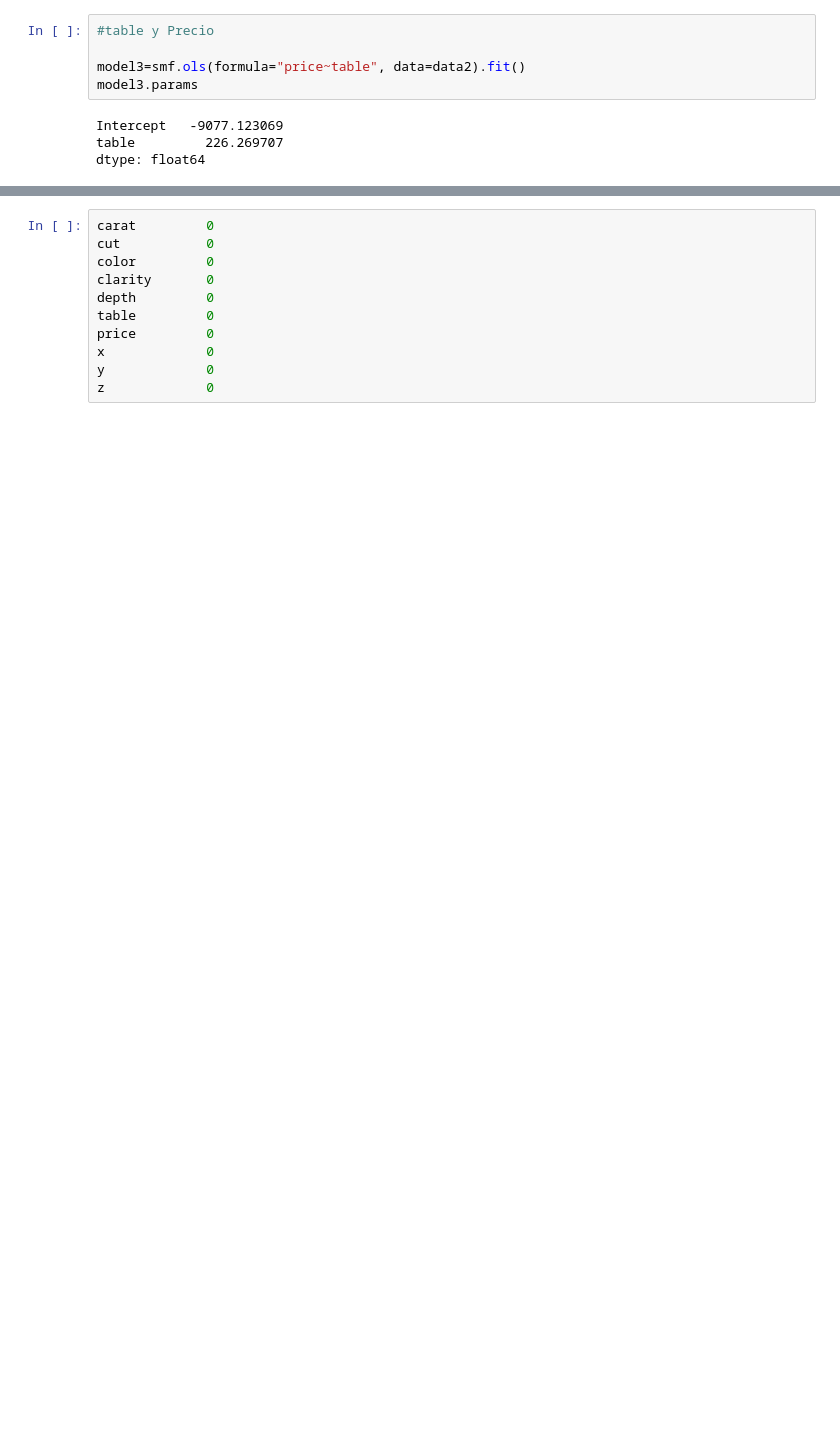
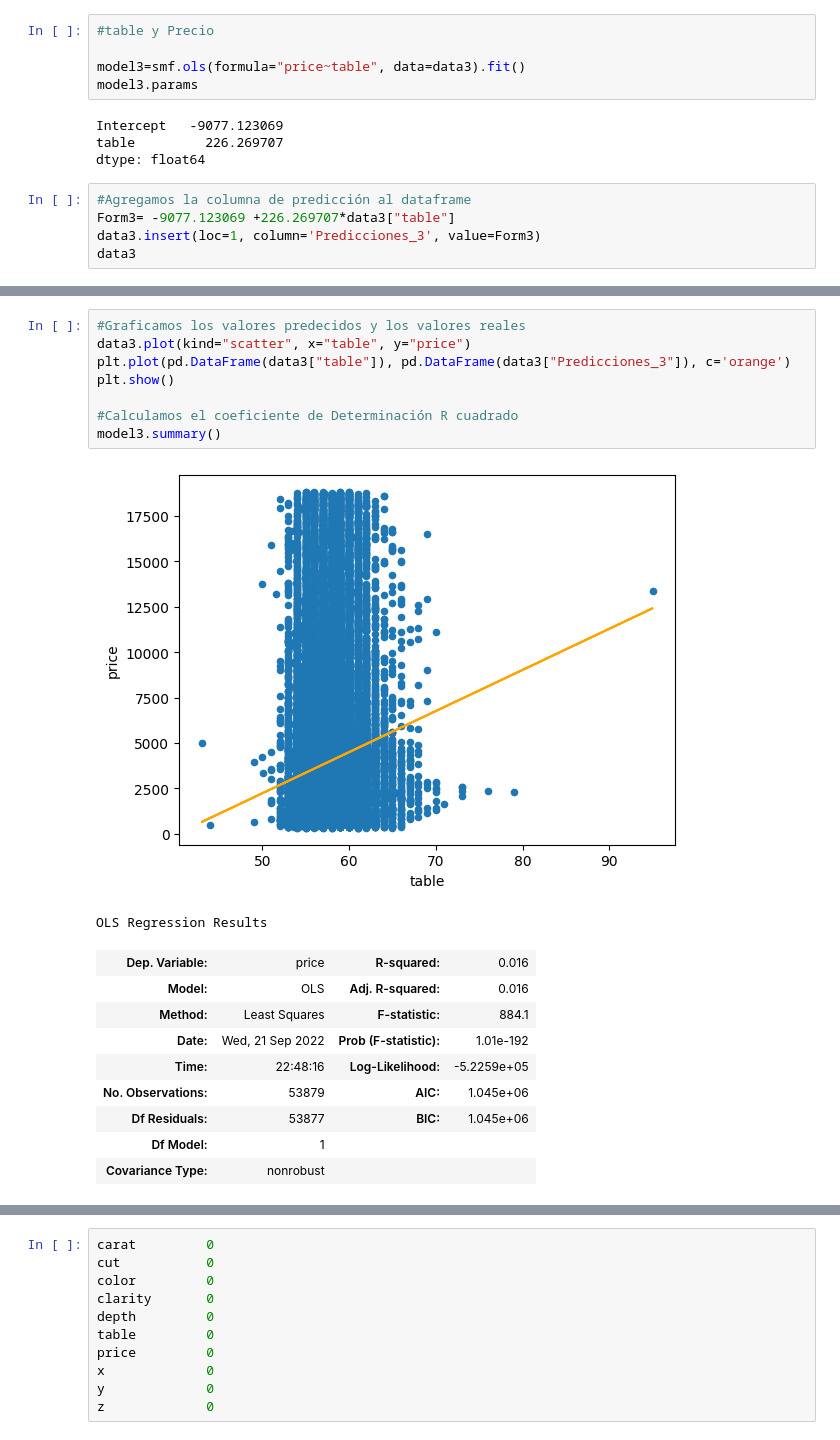
Before and after one commit to rodrigoruizteodoro/Actividad-1, a Jupyter notebook: Actividad1.ipynb, the cells around one changed output, grey strips where cells are left out. Cells and saved outputs as stored; diff of their text form; blank space fills up the shorter version.

```diff
--- a/Actividad1.ipynb
+++ b/Actividad1.ipynb
@@ -394,9 +494,14 @@ dtype: float64
 # %%
 #table y Precio
 
-model3=smf.ols(formula="price~table", data=data2).fit()
+model3=smf.ols(formula="price~table", data=data3).fit()
 model3.params
 # %% [output]
 Intercept   -9077.123069
 table         226.269707
 dtype: float64
+# %%
+#Agregamos la columna de predicción al dataframe
+Form3= -9077.123069 +226.269707*data3["table"]
+data3.insert(loc=1, column='Predicciones_3', value=Form3)
+data3
@@ -402,0 +522,20 @@ dtype: float64
+# %%
+#Graficamos los valores predecidos y los valores reales
+data3.plot(kind="scatter", x="table", y="price")
+plt.plot(pd.DataFrame(data3["table"]), pd.DataFrame(data3["Predicciones_3"]), c='orange')
+plt.show()
+
+#Calculamos el coeficiente de Determinación R cuadrado
+model3.summary()
+# %% [output]
+[figure, added]
+OLS Regression Results
+| Dep. Variable: | price | R-squared: | 0.016 |
+| Model: | OLS | Adj. R-squared: | 0.016 |
+| Method: | Least Squares | F-statistic: | 884.1 |
+| Date: | Wed, 21 Sep 2022 | Prob (F-statistic): | 1.01e-192 |
+| Time: | 22:48:16 | Log-Likelihood: | -5.2259e+05 |
+| No. Observations: | 53879 | AIC: | 1.045e+06 |
+| Df Residuals: | 53877 | BIC: | 1.045e+06 |
+| Df Model: | 1 |  |  |
+| Covariance Type: | nonrobust |  |  |
```
Also changed, not shown: parts of 14 cells of this notebook.
